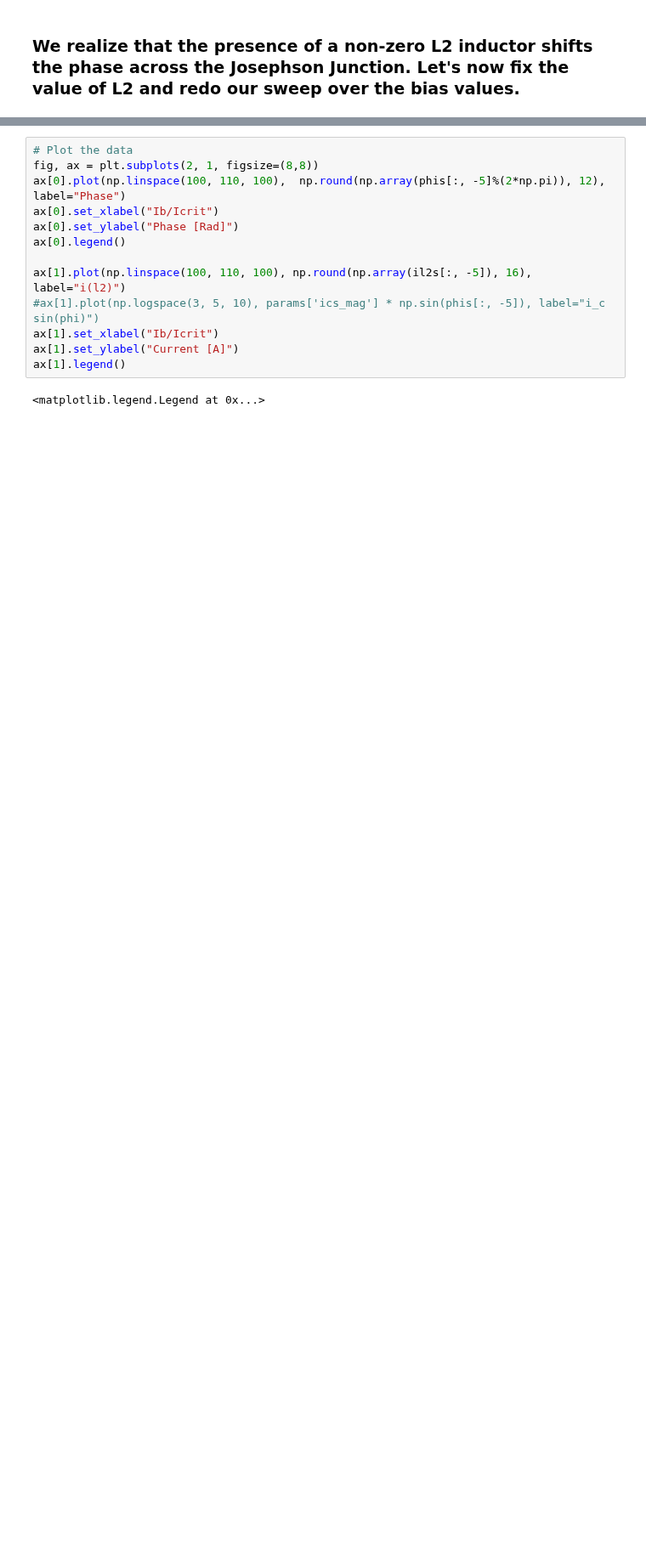
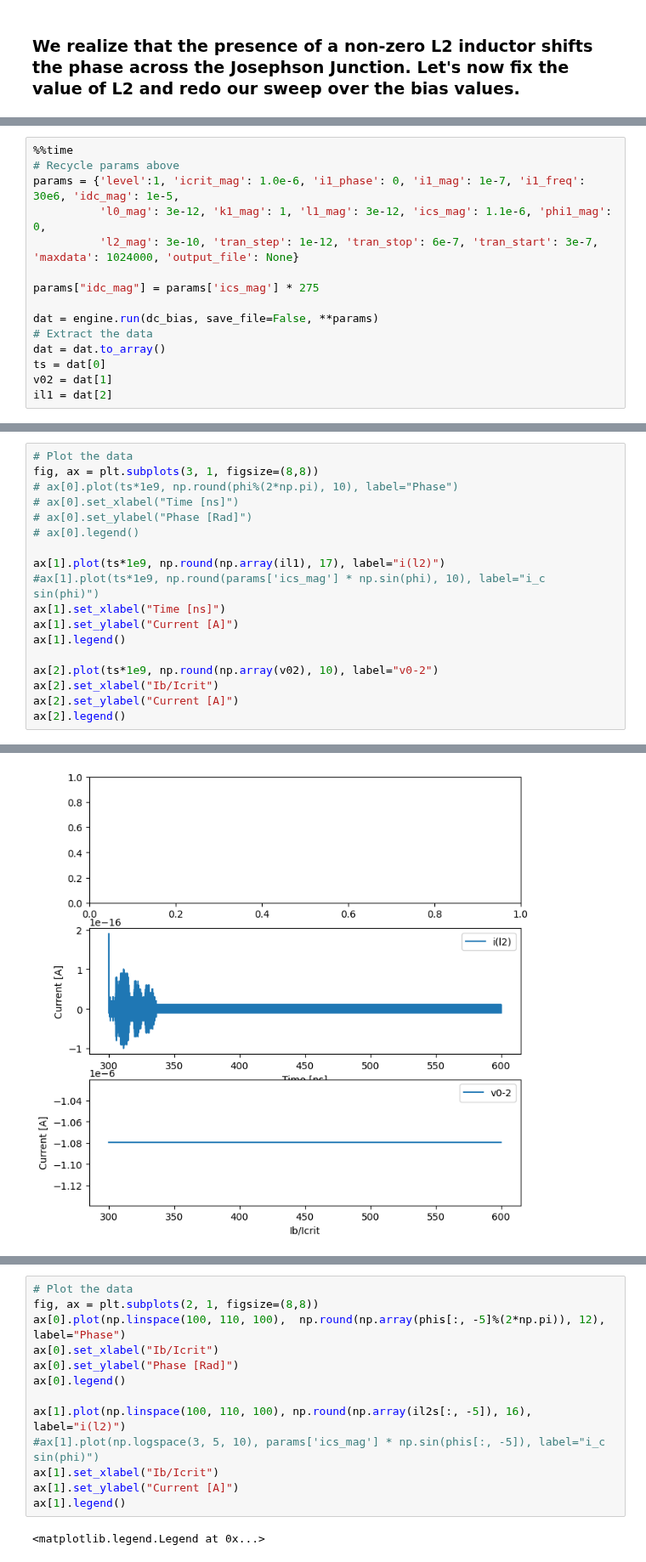
Before and after one commit to SLAC-FPD/bode-fano, a Jupyter notebook: Icrit_behavior.ipynb, the cells around one changed output, grey strips where cells are left out. Shown at 85% size. Cells and saved outputs as stored; diff of their text form; blank space fills up the shorter version.

```diff
--- a/Icrit_behavior.ipynb
+++ b/Icrit_behavior.ipynb
@@ -362,0 +438,15 @@ ax[2].legend()
+# %%
+%%time
+# Recycle params above
+params = {'level':1, 'icrit_mag': 1.0e-6, 'i1_phase': 0, 'i1_mag': 1e-7, 'i1_freq': 30e6, 'idc_mag': 1e-5,
+          'l0_mag': 3e-12, 'k1_mag': 1, 'l1_mag': 3e-12, 'ics_mag': 1.1e-6, 'phi1_mag': 0,
+          'l2_mag': 3e-10, 'tran_step': 1e-12, 'tran_stop': 6e-7, 'tran_start': 3e-7, 'maxdata': 1024000, 'output_file': None}
+
+params["idc_mag"] = params['ics_mag'] * 275
+
+dat = engine.run(dc_bias, save_file=False, **params)
+# Extract the data
+dat = dat.to_array()
+ts = dat[0]
+v02 = dat[1]
+il1 = dat[2]
@@ -362,0 +456,19 @@ ax[2].legend()
+# %%
+# Plot the data
+fig, ax = plt.subplots(3, 1, figsize=(8,8))
+# ax[0].plot(ts*1e9, np.round(phi%(2*np.pi), 10), label="Phase")
+# ax[0].set_xlabel("Time [ns]")
+# ax[0].set_ylabel("Phase [Rad]")
+# ax[0].legend()
+
+ax[1].plot(ts*1e9, np.round(np.array(il1), 17), label="i(l2)")
+#ax[1].plot(ts*1e9, np.round(params['ics_mag'] * np.sin(phi), 10), label="i_c sin(phi)")
+ax[1].set_xlabel("Time [ns]")
+ax[1].set_ylabel("Current [A]")
+ax[1].legend()
+
+ax[2].plot(ts*1e9, np.round(np.array(v02), 10), label="v0-2")
+ax[2].set_xlabel("Ib/Icrit")
+ax[2].set_ylabel("Current [A]")
+ax[2].legend()
+# %% [output]
@@ -362,0 +476 @@ ax[2].legend()
+[figure, added]
```
Also changed, not shown: parts of 10 cells of this notebook.
